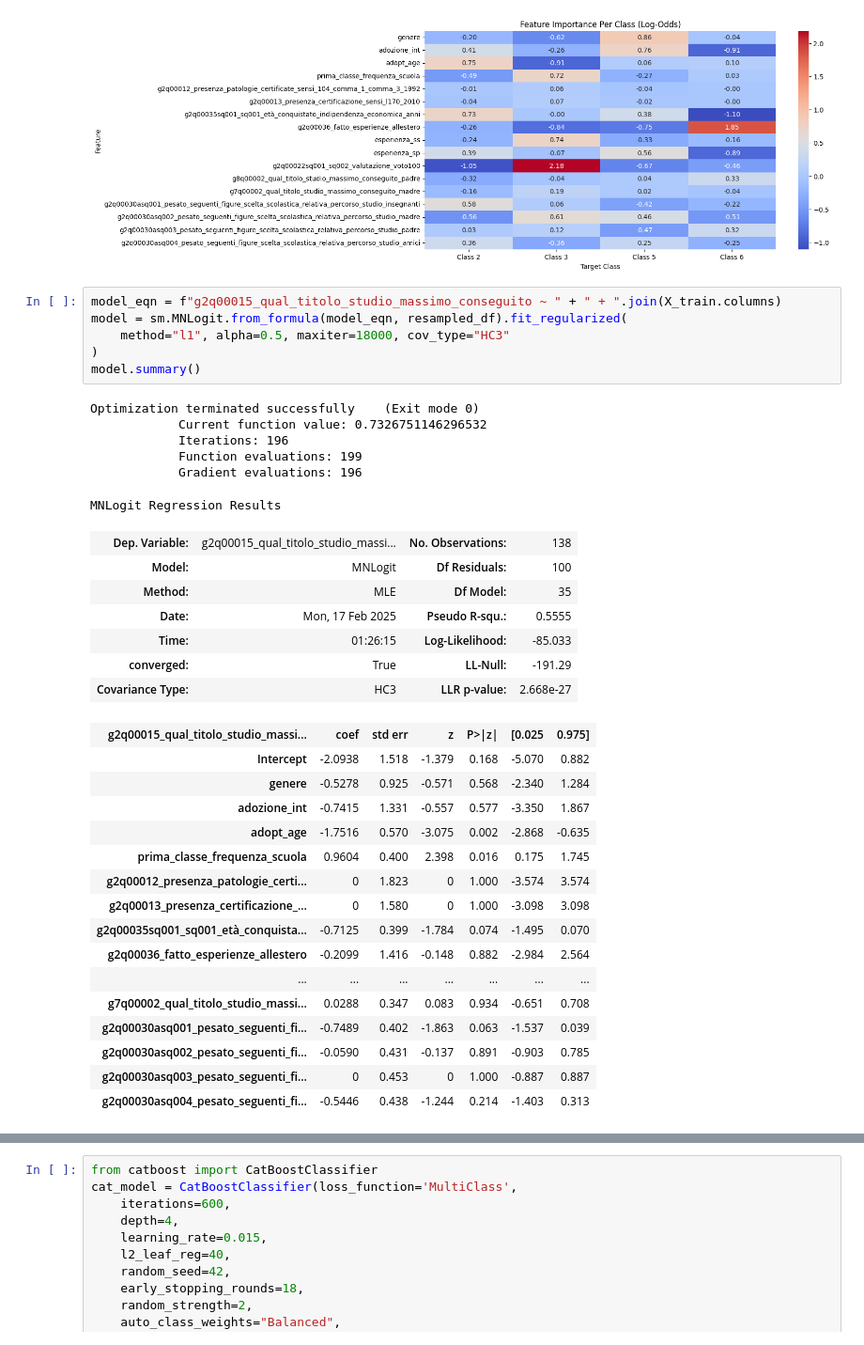
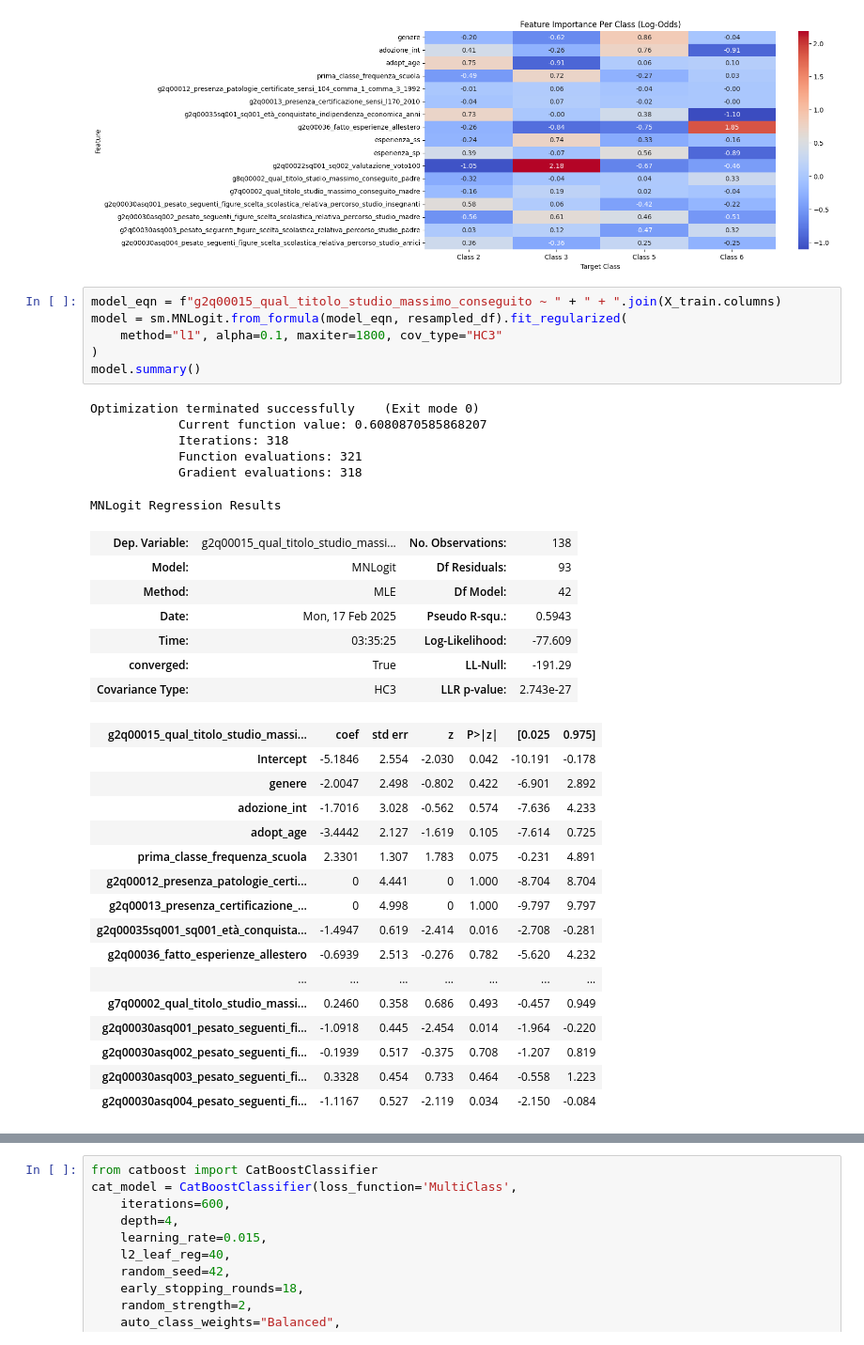
Before and after one commit to arina19-2000/unimi, a Jupyter notebook: tesi/kids_survey.ipynb, the cells around one changed output, grey strips where cells are left out. Shown at 94% size. Cells and saved outputs as stored; diff of their text form.

```diff
--- a/tesi/kids_survey.ipynb
+++ b/tesi/kids_survey.ipynb
@@ -769,39 +769,39 @@ plt.show()
 # %%
 model_eqn = f"g2q00015_qual_titolo_studio_massimo_conseguito ~ " + " + ".join(X_train.columns)
 model = sm.MNLogit.from_formula(model_eqn, resampled_df).fit_regularized(
-    method="l1", alpha=0.5, maxiter=18000, cov_type="HC3"
+    method="l1", alpha=0.1, maxiter=1800, cov_type="HC3"
 )
 model.summary()
 # %% [output]
 Optimization terminated successfully    (Exit mode 0)
-            Current function value: 0.7326751146296532
-            Iterations: 196
-            Function evaluations: 199
-            Gradient evaluations: 196
+            Current function value: 0.6080870585868207
+            Iterations: 318
+            Function evaluations: 321
+            Gradient evaluations: 318
 MNLogit Regression Results
 | Dep. Variable: | g2q00015_qual_titolo_studio_massi... | No. Observations: | 138 |
-| Model: | MNLogit | Df Residuals: | 100 |
-| Method: | MLE | Df Model: | 35 |
-| Date: | Mon, 17 Feb 2025 | Pseudo R-squ.: | 0.5555 |
-| Time: | 01:26:15 | Log-Likelihood: | -85.033 |
+| Model: | MNLogit | Df Residuals: | 93 |
+| Method: | MLE | Df Model: | 42 |
+| Date: | Mon, 17 Feb 2025 | Pseudo R-squ.: | 0.5943 |
+| Time: | 03:35:25 | Log-Likelihood: | -77.609 |
 | converged: | True | LL-Null: | -191.29 |
-| Covariance Type: | HC3 | LLR p-value: | 2.668e-27 |
+| Covariance Type: | HC3 | LLR p-value: | 2.743e-27 |
 | g2q00015_qual_titolo_studio_massi... | coef | std err | z | P>|z| | [0.025 | 0.975] |
-| Intercept | -2.0938 | 1.518 | -1.379 | 0.168 | -5.070 | 0.882 |
-| genere | -0.5278 | 0.925 | -0.571 | 0.568 | -2.340 | 1.284 |
-| adozione_int | -0.7415 | 1.331 | -0.557 | 0.577 | -3.350 | 1.867 |
-| adopt_age | -1.7516 | 0.570 | -3.075 | 0.002 | -2.868 | -0.635 |
-| prima_classe_frequenza_scuola | 0.9604 | 0.400 | 2.398 | 0.016 | 0.175 | 1.745 |
-| g2q00012_presenza_patologie_certi... | 0 | 1.823 | 0 | 1.000 | -3.574 | 3.574 |
-| g2q00013_presenza_certificazione_... | 0 | 1.580 | 0 | 1.000 | -3.098 | 3.098 |
-| g2q00035sq001_sq001_età_conquista... | -0.7125 | 0.399 | -1.784 | 0.074 | -1.495 | 0.070 |
-| g2q00036_fatto_esperienze_allestero | -0.2099 | 1.416 | -0.148 | 0.882 | -2.984 | 2.564 |
+| Intercept | -5.1846 | 2.554 | -2.030 | 0.042 | -10.191 | -0.178 |
+| genere | -2.0047 | 2.498 | -0.802 | 0.422 | -6.901 | 2.892 |
+| adozione_int | -1.7016 | 3.028 | -0.562 | 0.574 | -7.636 | 4.233 |
+| adopt_age | -3.4442 | 2.127 | -1.619 | 0.105 | -7.614 | 0.725 |
+| prima_classe_frequenza_scuola | 2.3301 | 1.307 | 1.783 | 0.075 | -0.231 | 4.891 |
+| g2q00012_presenza_patologie_certi... | 0 | 4.441 | 0 | 1.000 | -8.704 | 8.704 |
+| g2q00013_presenza_certificazione_... | 0 | 4.998 | 0 | 1.000 | -9.797 | 9.797 |
+| g2q00035sq001_sq001_età_conquista... | -1.4947 | 0.619 | -2.414 | 0.016 | -2.708 | -0.281 |
+| g2q00036_fatto_esperienze_allestero | -0.6939 | 2.513 | -0.276 | 0.782 | -5.620 | 4.232 |
 | ... | ... | ... | ... | ... | ... | ... |
-| g7q00002_qual_titolo_studio_massi... | 0.0288 | 0.347 | 0.083 | 0.934 | -0.651 | 0.708 |
-| g2q00030asq001_pesato_seguenti_fi... | -0.7489 | 0.402 | -1.863 | 0.063 | -1.537 | 0.039 |
-| g2q00030asq002_pesato_seguenti_fi... | -0.0590 | 0.431 | -0.137 | 0.891 | -0.903 | 0.785 |
-| g2q00030asq003_pesato_seguenti_fi... | 0 | 0.453 | 0 | 1.000 | -0.887 | 0.887 |
-| g2q00030asq004_pesato_seguenti_fi... | -0.5446 | 0.438 | -1.244 | 0.214 | -1.403 | 0.313 |
+| g7q00002_qual_titolo_studio_massi... | 0.2460 | 0.358 | 0.686 | 0.493 | -0.457 | 0.949 |
+| g2q00030asq001_pesato_seguenti_fi... | -1.0918 | 0.445 | -2.454 | 0.014 | -1.964 | -0.220 |
+| g2q00030asq002_pesato_seguenti_fi... | -0.1939 | 0.517 | -0.375 | 0.708 | -1.207 | 0.819 |
+| g2q00030asq003_pesato_seguenti_fi... | 0.3328 | 0.454 | 0.733 | 0.464 | -0.558 | 1.223 |
+| g2q00030asq004_pesato_seguenti_fi... | -1.1167 | 0.527 | -2.119 | 0.034 | -2.150 | -0.084 |
 # %%
 model_eqn = "g2q00015_qual_titolo_studio_massimo_conseguito ~ " + " + ".join([
     "adopt_age",
```
Also changed, not shown: parts of 2 cells of this notebook.
